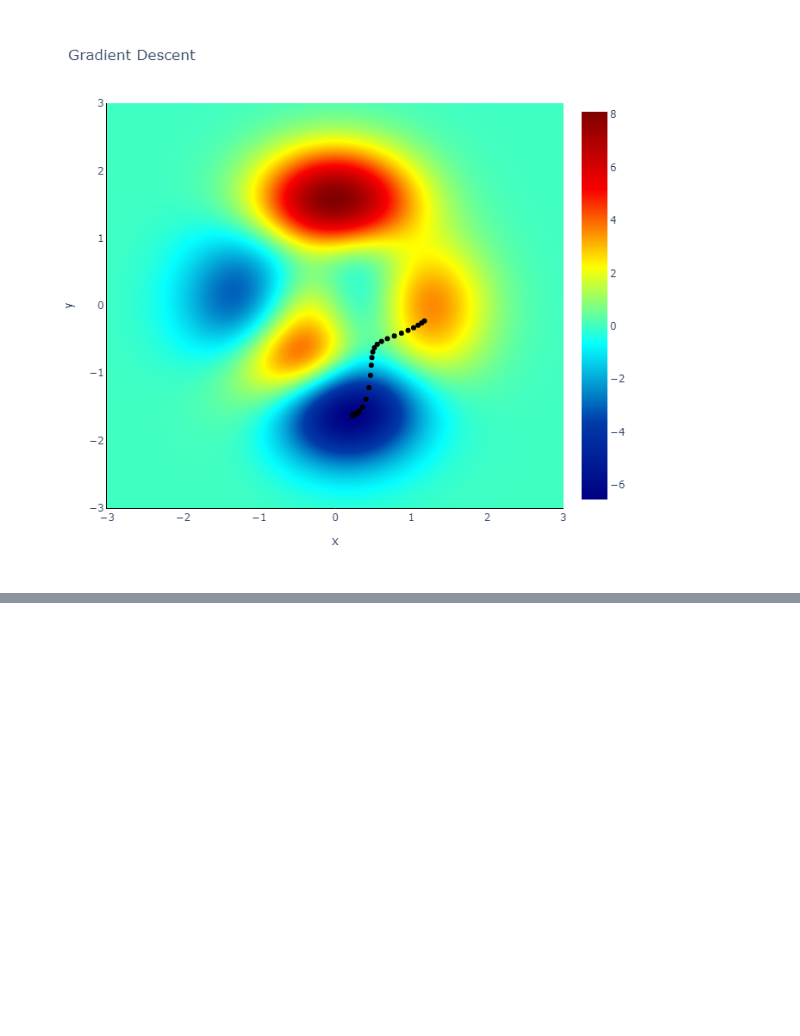
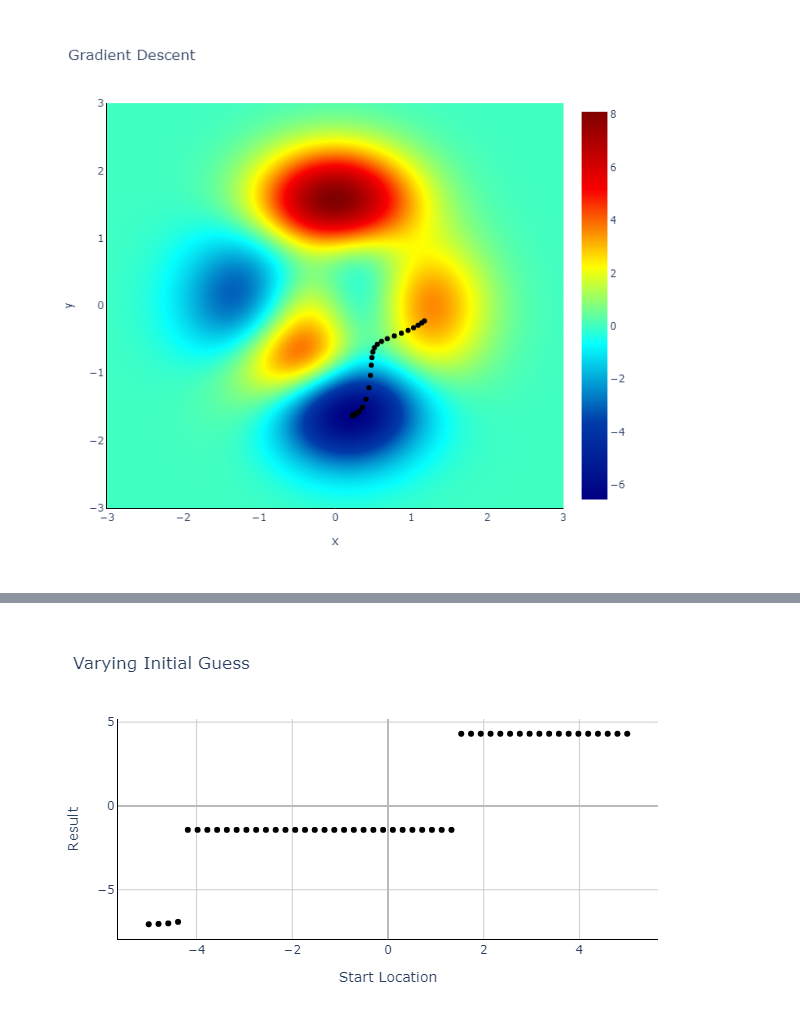
Before and after one commit to Gusmeira/PyTorch-Courses, a Jupyter notebook: B_gradient_descent.ipynb, the cells around one changed output, grey strips where cells are left out. Cells and saved outputs as stored; diff of their text form; code cells hidden in the pictures; blank space fills up the shorter version.

```diff
--- a/B_gradient_descent.ipynb
+++ b/B_gradient_descent.ipynb
@@ -347,0 +414,93 @@ plotly_main_layout(fig, title='Gradient Descent', x='x', y='y', height=650)
+# %%
+# Experiment 1: systematically varying the starting locations
+startlocs = np.linspace(-5,5,50)
+finalres = np.zeros(len(startlocs))
+
+# loop over starting points
+for idx,localmin in enumerate(startlocs):
+
+  # run through training
+  for i in range(training_epochs):
+    grad = deriv(localmin)
+    localmin = localmin - learning_rate*grad
+
+  # store the final guess
+  finalres[idx] = localmin
+
+fig = go.Figure()
+fig.add_trace(go.Scatter(
+  x=startlocs, y=finalres, marker=dict(color='black'), mode='markers'
+))
+plotly_main_layout(fig, title='Varying Initial Guess', x='Start Location', y='Result', height=400).show()
+
+# ==============================================================================
+
+# Experiment 2: systematically varying the learning rate
+learningrates = np.linspace(1e-10,1e-1,50)
+finalres = np.zeros(len(learningrates))
+
+# loop over learning rates
+for idx,learningRate in enumerate(learningrates):
+
+  # force starting guess to 0
+  localmin = 0
+
+  # run through training
+  for i in range(training_epochs):
+    grad = deriv(localmin)
+    localmin = localmin - learningRate*grad
+
+  # store the final guess
+  finalres[idx] = localmin
+
+fig = go.Figure()
+fig.add_trace(go.Scatter(
+  x=learningrates, y=finalres, marker=dict(color='black'), mode='markers'
+))
+plotly_main_layout(fig, title='Varying Learning Rates', x='Learning Rates', y='Result', height=400).show()
+
+# ==============================================================================
+
+# Experiment 3: interaction between learning rate and training epochs
+# setup parameters
+learningrates = np.linspace(1e-10,1e-1,50)
+training_epochs = np.round(np.linspace(10,500,40))
+
+# initialize matrix to store results
+finalres = np.zeros((len(learningrates),len(training_epochs)))
+
+# loop over learning rates
+for Lidx,learningRate in enumerate(learningrates):
+
+  # loop over training epochs
+  for Eidx,trainEpochs in enumerate(training_epochs):
+
+    # run through training (again fixing starting location)
+    localmin = 0
+    for i in range(int(trainEpochs)):
+      grad = deriv(localmin)
+      localmin = localmin - learningRate*grad
+
+    # store the final guess
+    finalres[Lidx,Eidx] = localmin
+
+fig = go.Figure(data=go.Heatmap(
+    z=finalres.T,
+    x=learningrates,
+    y=training_epochs,
+    colorscale='Viridis',
+    zmin=-1.45,
+    zmax=-1.2,
+    colorbar=dict(title='Final Value')
+))
+
+fig.update_layout(
+    title='Final guess',
+    xaxis_title='Learning rate',
+    yaxis_title='Training epochs',
+    yaxis=dict(autorange=True)
+)
+
+plotly_main_layout(fig, title='Varying Learning Rate and Epoch', x='Learning Rate', y='Epochs').show()
+# %% [output]
+[figure, added]
```
Also changed, not shown: parts of 7 cells of this notebook.
